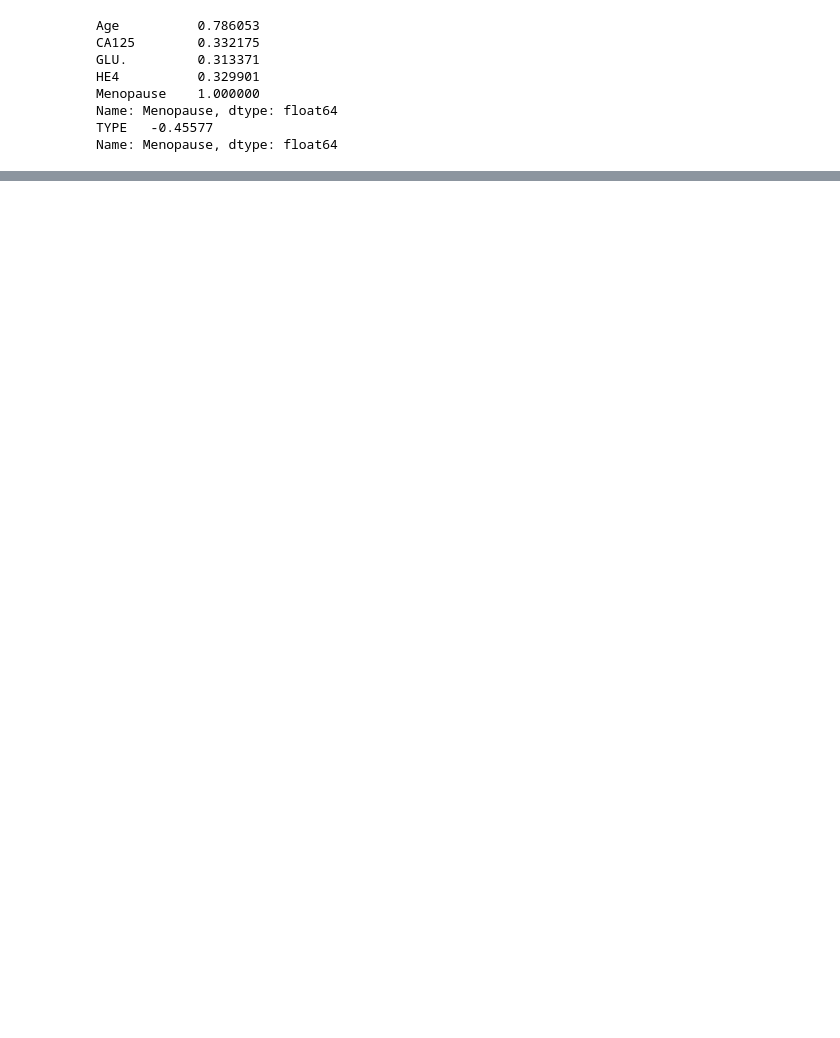
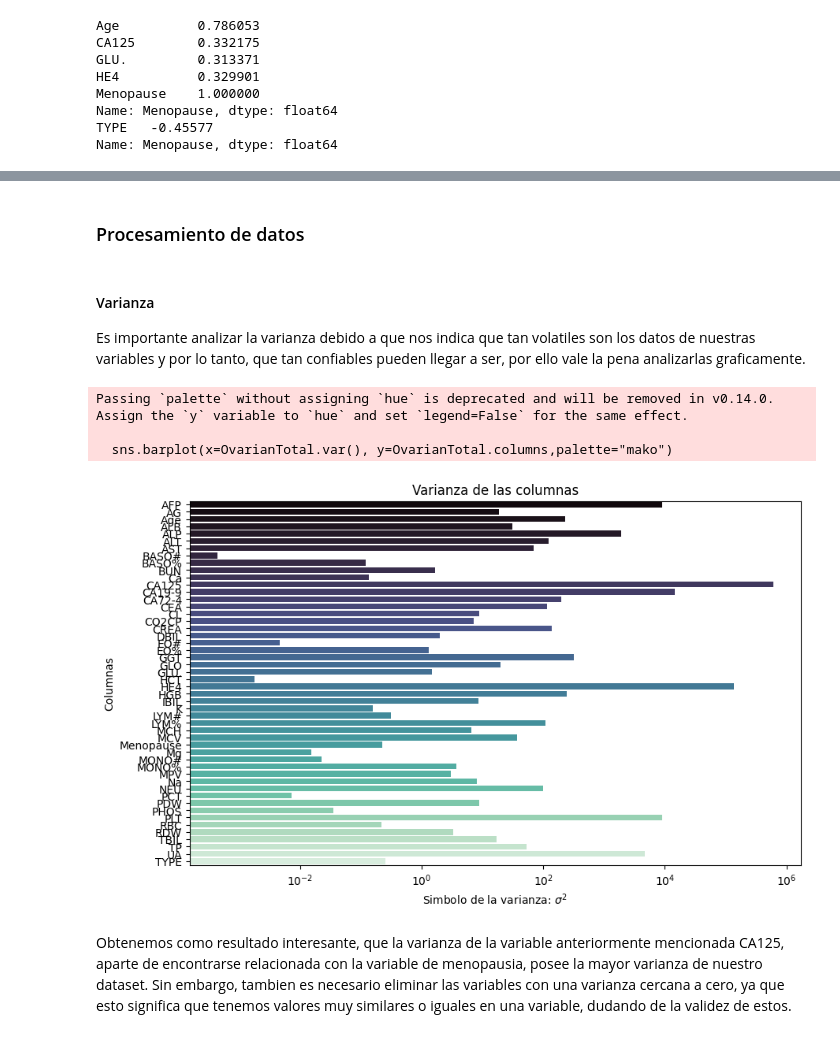
Before and after one commit to danahdzn/Analisis-predictivo-de-menopausia, a Jupyter notebook: Analisis Predictivo de la Menopausia.ipynb, the cells around one changed output, grey strips where cells are left out. Cells and saved outputs as stored; diff of their text form; code cells hidden in the pictures; blank space fills up the shorter version.

```diff
--- a/Analisis Predictivo de la Menopausia.ipynb
+++ b/Analisis Predictivo de la Menopausia.ipynb
@@ -161,0 +180,21 @@ Name: Menopause, dtype: float64
+# %% [markdown]
+### Procesamiento de datos
+# %% [markdown]
+#### Varianza
+
+Es importante analizar la varianza debido a que nos indica que tan volatiles son los datos de nuestras variables y por lo tanto, que tan confiables pueden llegar a ser, por ello vale la pena analizarlas graficamente.
+# %%
+plt.figure(figsize=(10, 6))
+sns.barplot(x=OvarianTotal.var(), y=OvarianTotal.columns,palette="mako")
+plt.xscale("log")
+plt.title("Varianza de las columnas")
+plt.xlabel("Simbolo de la varianza: $\sigma^2$")
+plt.ylabel("Columnas")
+plt.show()
+# %% [output]
+Passing `palette` without assigning `hue` is deprecated and will be removed in v0.14.0. Assign the `y` variable to `hue` and set `legend=False` for the same effect.
+
+  sns.barplot(x=OvarianTotal.var(), y=OvarianTotal.columns,palette="mako")
+[figure, added]
+# %% [markdown]
+Obtenemos como resultado interesante, que la varianza de la variable anteriormente mencionada CA125, aparte de encontrarse relacionada con la variable de menopausia, posee la mayor varianza de nuestro dataset. Sin embargo, tambien es necesario eliminar las variables con una varianza cercana a cero, ya que esto significa que tenemos valores muy similares o iguales en una variable, dudando de la validez de estos.
```
Also changed, not shown: parts of 20 cells of this notebook.
